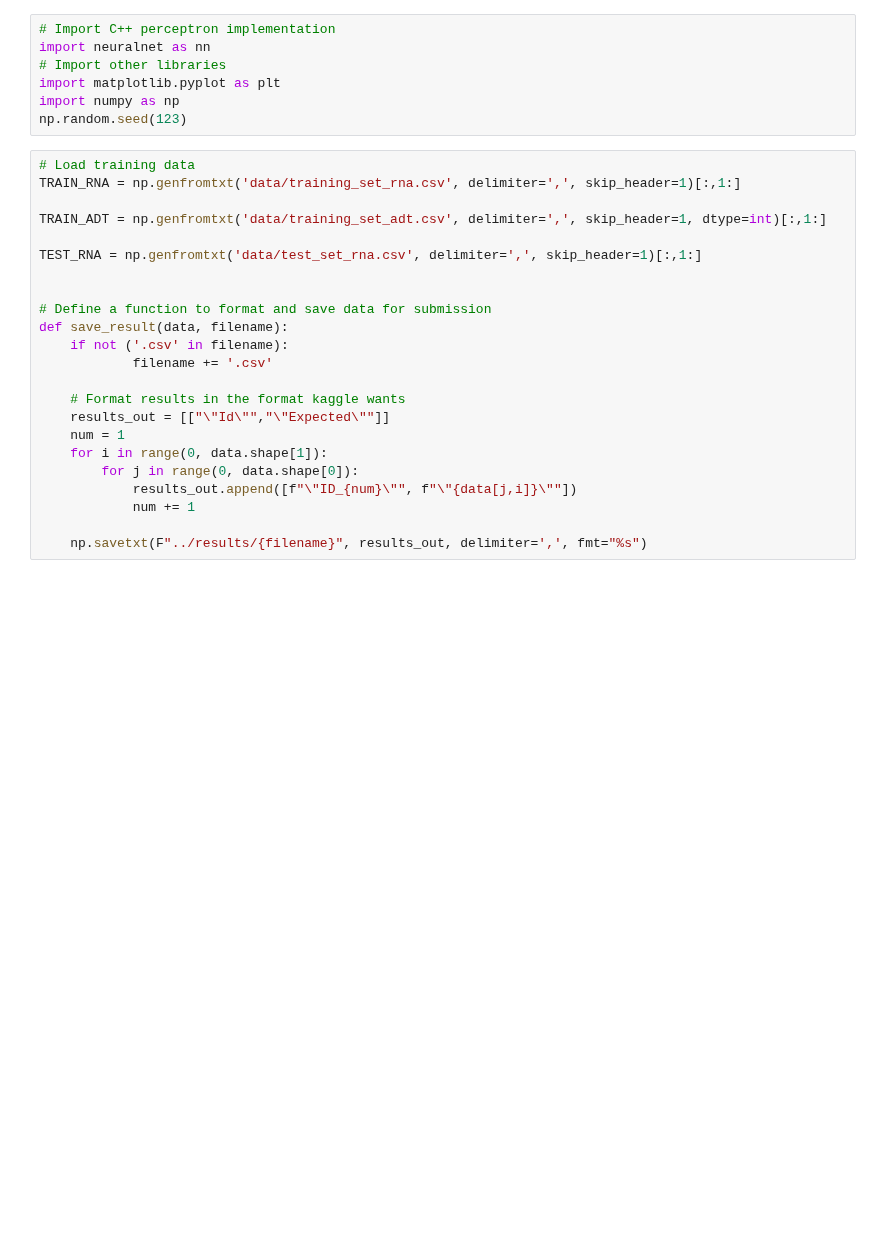
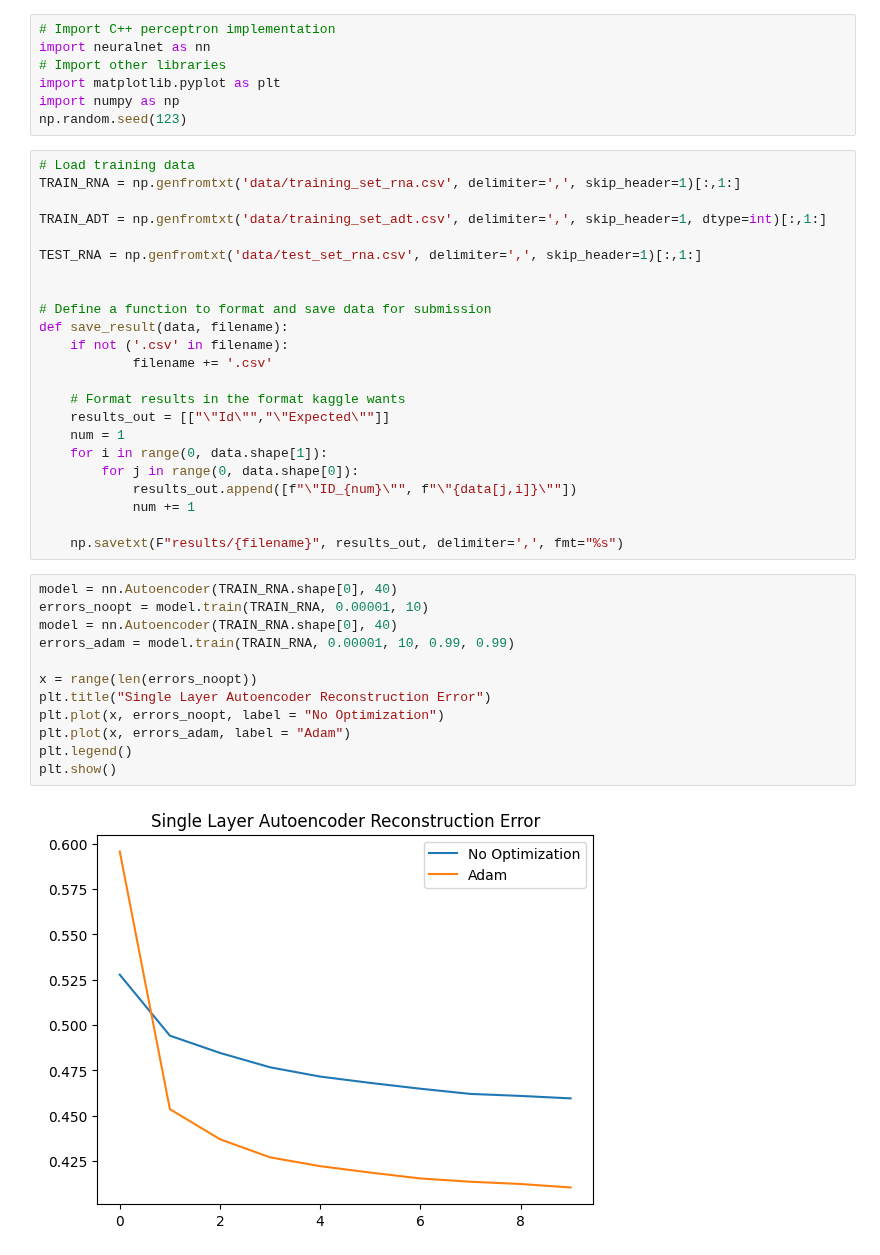
Before and after one commit to wyattbarber/Challenge-3, a Jupyter notebook: challenge_4_cite.ipynb, the cells around one changed output. Saved outputs shown, nothing was run; the diff lists cells and outputs as text; blank space fills up the shorter version.

```diff
--- a/challenge_4_cite.ipynb
+++ b/challenge_4_cite.ipynb
@@ -27,5 +27,19 @@ def save_result(data, filename):
             results_out.append([f"\"ID_{num}\"", f"\"{data[j,i]}\""])
             num += 1
 
-    np.savetxt(F"../results/{filename}", results_out, delimiter=',', fmt="%s")
+    np.savetxt(F"results/{filename}", results_out, delimiter=',', fmt="%s")
+# %%
+model = nn.Autoencoder(TRAIN_RNA.shape[0], 40)
+errors_noopt = model.train(TRAIN_RNA, 0.00001, 10)
+model = nn.Autoencoder(TRAIN_RNA.shape[0], 40)
+errors_adam = model.train(TRAIN_RNA, 0.00001, 10, 0.99, 0.99)
+
+x = range(len(errors_noopt))
+plt.title("Single Layer Autoencoder Reconstruction Error")
+plt.plot(x, errors_noopt, label = "No Optimization")
+plt.plot(x, errors_adam, label = "Adam")
+plt.legend()
+plt.show()
+# %% [output]
+[figure, added]
 # %%
```
Also changed, not shown: parts of 4 cells of this notebook, 6 other files.
